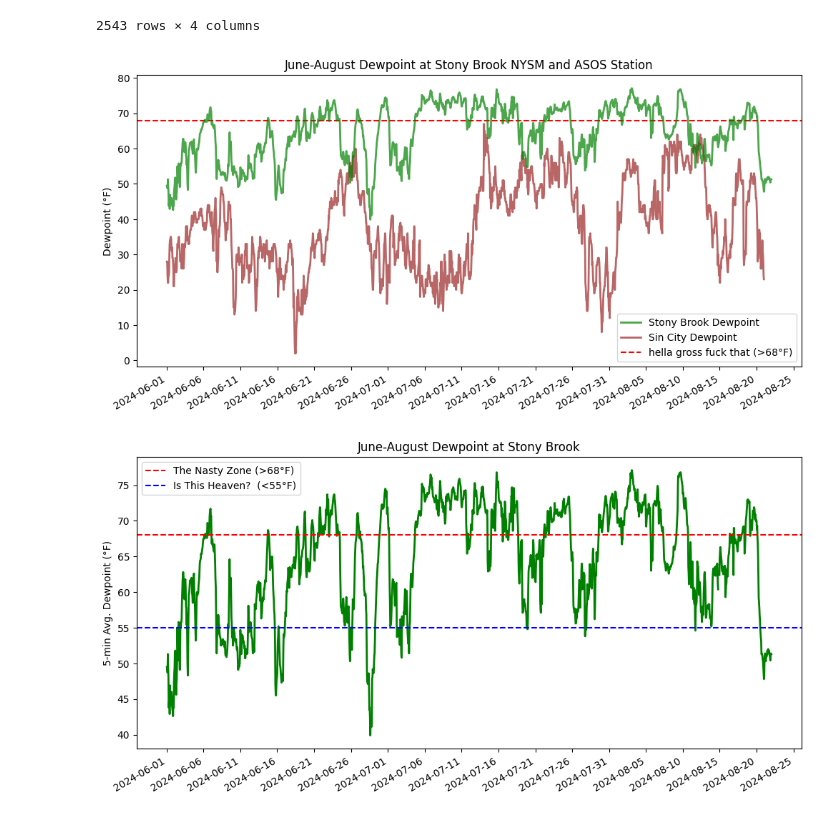
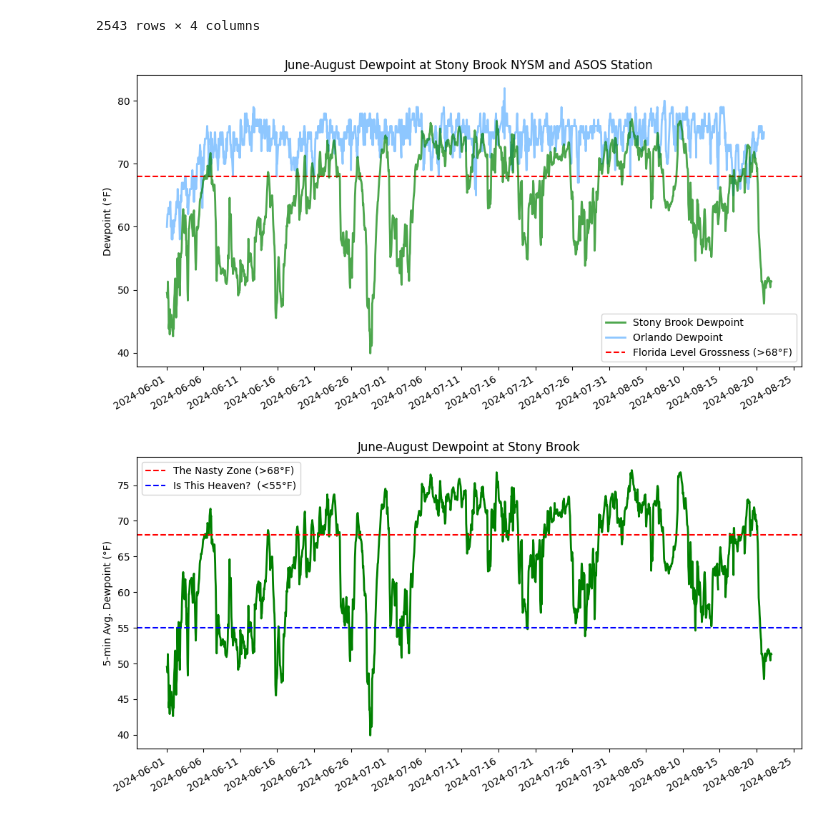
Before and after one commit to ecreightonwx/personalprojects, a Jupyter notebook: STON_JJA_2024.ipynb, the cells around one changed output. Cells and saved outputs as stored; diff of their text form; code cells hidden in the pictures.

```diff
--- a/STON_JJA_2024.ipynb
+++ b/STON_JJA_2024.ipynb
@@ -81,37 +81,37 @@ df_asos1['dwpf'] = pd.to_numeric(df_asos1['dwpf'].replace('M', pd.NA), errors='c
 
 # Drop any rows where the temperature or dewpoint is NaN
 df_mesonet = df_mesonet.dropna(subset=['dewpoint_avg [degF]'])
 df_asos = df_asos.dropna(subset=['dwpf'])
 df_asos1 = df_asos1.dropna(subset=['dwpf'])
 
 # Plotting the data
 plt.figure(figsize=(12, 6))
 
 # Plot Mesonet dewpoint data
 plt.plot(df_mesonet['time_end'], df_mesonet['dewpoint_avg [degF]'], linewidth=2, color='green', label='Stony Brook Dewpoint', alpha=0.7 ,zorder=3)
 
 # Plot ASOS dewpoint data
-#plt.plot(df_asos['valid'], df_asos['dwpf'], linewidth=2, color='dodgerblue', label='Orlando Dewpoint', alpha=0.5, zorder=2)
-plt.plot(df_asos1['valid'], df_asos1['dwpf'], linewidth=2, color='darkred', label='Sin City Dewpoint', alpha=0.6, zorder=1)
+plt.plot(df_asos['valid'], df_asos['dwpf'], linewidth=2, color='dodgerblue', label='Orlando Dewpoint', alpha=0.5, zorder=2)
+#plt.plot(df_asos1['valid'], df_asos1['dwpf'], linewidth=2, color='darkred', label=' Dewpoint', alpha=0.6, zorder=1)
 
-plt.axhline(y = 68, color = 'r', linestyle = 'dashed', label='hella gross fuck that (>68°F)')
+plt.axhline(y = 68, color = 'r', linestyle = 'dashed', label='Florida Level Grossness (>68°F)')
 
 # Set the format of the x-axis to show only the date, with ticks every 5 days
 plt.gca().xaxis.set_major_formatter(mdates.DateFormatter('%Y-%m-%d'))
 plt.gca().xaxis.set_major_locator(mdates.DayLocator(interval=5))
 
 # Rotate date labels for better readability
 plt.gcf().autofmt_xdate()
 
 # Add labels and title
 plt.ylabel('Dewpoint (°F)')
 plt.title('June-August Dewpoint at Stony Brook NYSM and ASOS Station')
 plt.legend()
 
 # Show the plot
 plt.show()
 # %% [output]
-[figure, old version]
+[figure, new version]
 # %%
 import pandas as pd
 import matplotlib.pyplot as plt
```
